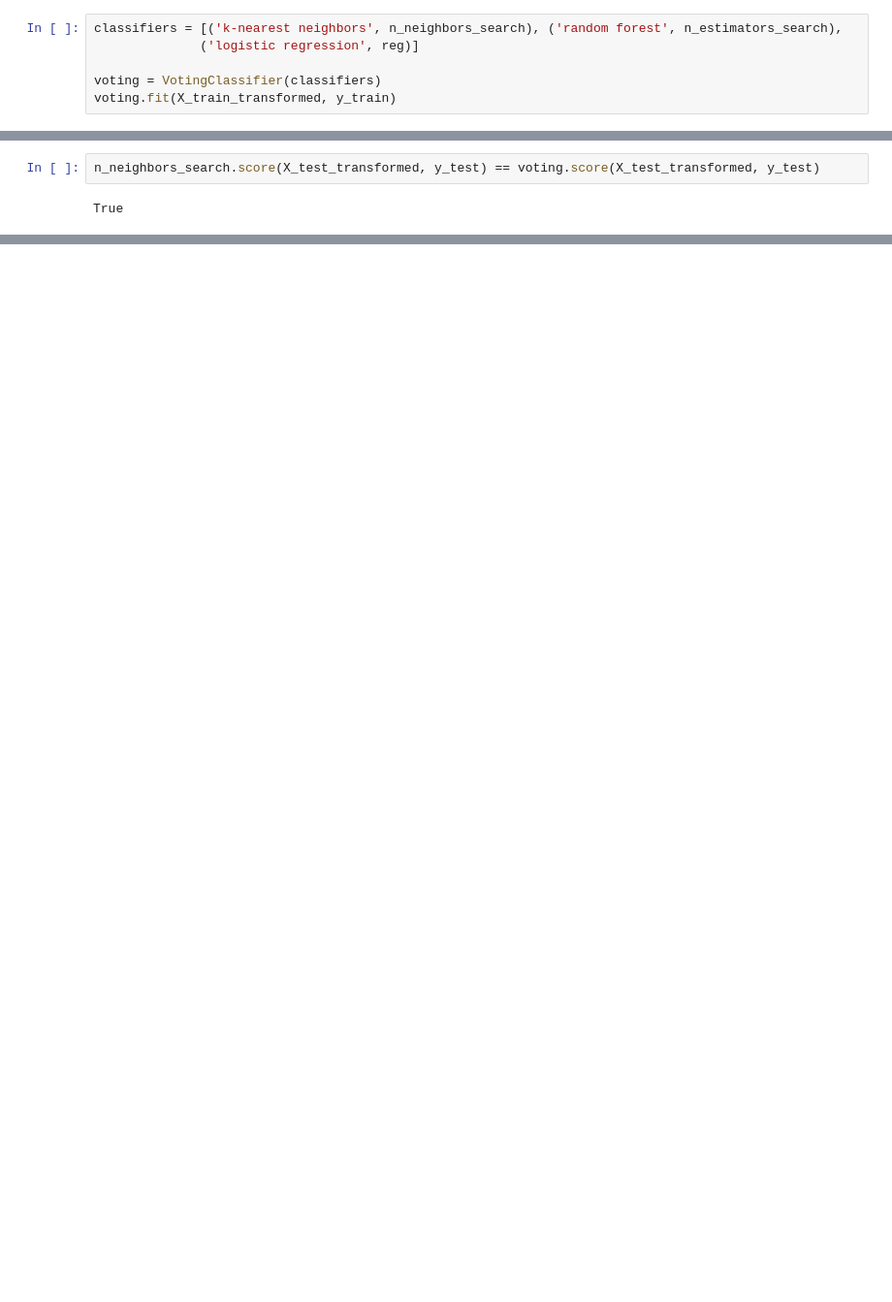
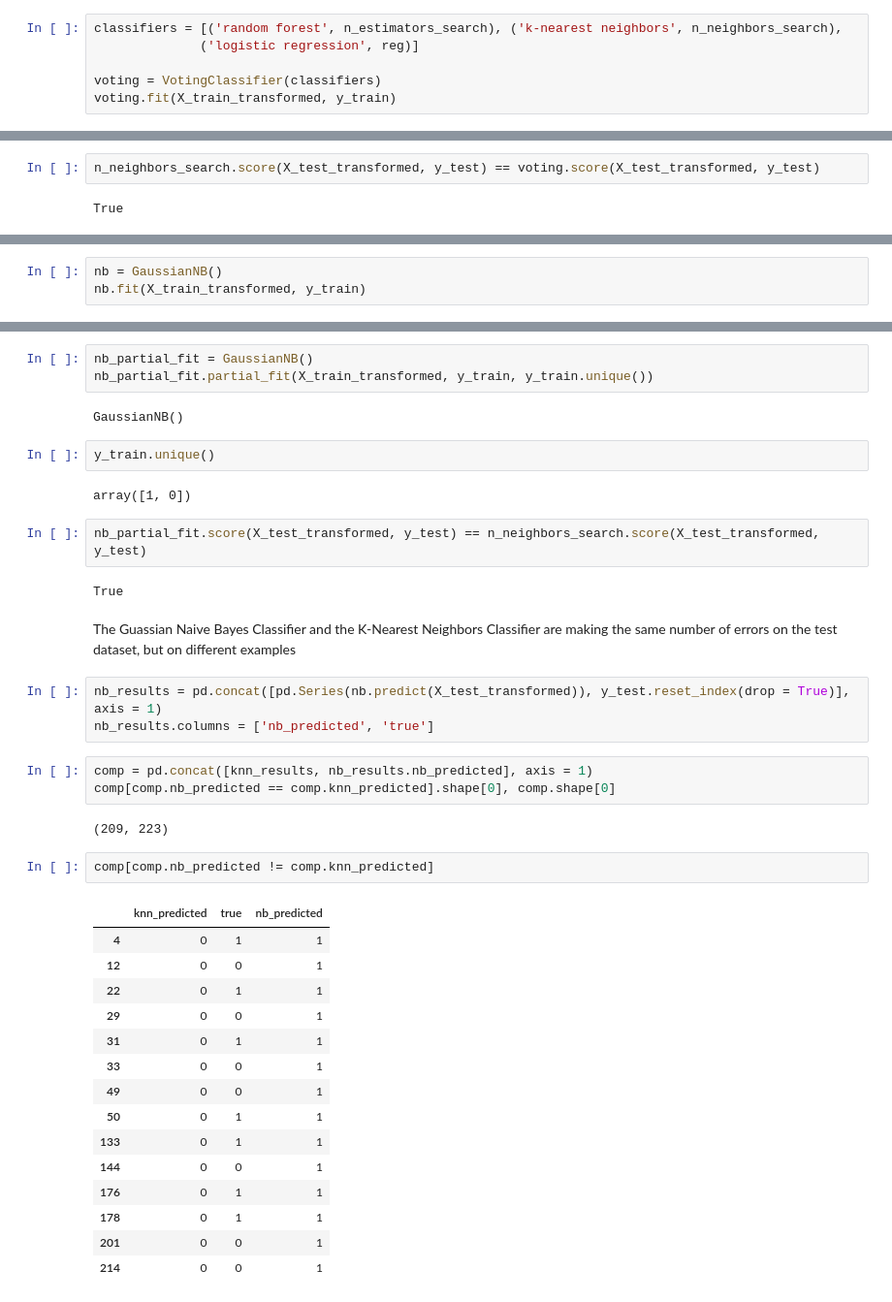
Before and after one commit to haleyej/SI_370_homework_5, a Jupyter notebook: homework_5.ipynb, the cells around one changed output, grey strips where cells are left out. Shown: that part at 97% size. Cells and saved outputs as stored; diff of their text form; blank space fills up the shorter version.

```diff
--- a/homework_5.ipynb
+++ b/homework_5.ipynb
@@ -321,5 +323,5 @@ Deprecated in NumPy 1.20; for more details and guidance: https://numpy.org/devdo
 # %%
-classifiers = [('k-nearest neighbors', n_neighbors_search), ('random forest', n_estimators_search),
+classifiers = [('random forest', n_estimators_search), ('k-nearest neighbors', n_neighbors_search),
               ('logistic regression', reg)]
 
 voting = VotingClassifier(classifiers)
@@ -351,0 +373,3 @@ True
+# %%
+nb = GaussianNB()
+nb.fit(X_train_transformed, y_train)
@@ -351,0 +384,41 @@ True
+# %%
+nb_partial_fit = GaussianNB()
+nb_partial_fit.partial_fit(X_train_transformed, y_train, y_train.unique())
+# %% [output]
+GaussianNB()
+# %%
+y_train.unique()
+# %% [output]
+array([1, 0])
+# %%
+nb_partial_fit.score(X_test_transformed, y_test) == n_neighbors_search.score(X_test_transformed, y_test)
+# %% [output]
+True
+# %% [markdown]
+The Guassian Naive Bayes Classifier and the K-Nearest Neighbors Classifier are making the same number of errors on the test dataset, but on different examples
+# %%
+nb_results = pd.concat([pd.Series(nb.predict(X_test_transformed)), y_test.reset_index(drop = True)], axis = 1)
+nb_results.columns = ['nb_predicted', 'true']
+# %%
+comp = pd.concat([knn_results, nb_results.nb_predicted], axis = 1)
+comp[comp.nb_predicted == comp.knn_predicted].shape[0], comp.shape[0]
+# %% [output]
+(209, 223)
+# %%
+comp[comp.nb_predicted != comp.knn_predicted]
+# %% [output]
+|  | knn_predicted | true | nb_predicted |
+| 4 | 0 | 1 | 1 |
+| 12 | 0 | 0 | 1 |
+| 22 | 0 | 1 | 1 |
+| 29 | 0 | 0 | 1 |
+| 31 | 0 | 1 | 1 |
+| 33 | 0 | 0 | 1 |
+| 49 | 0 | 0 | 1 |
+| 50 | 0 | 1 | 1 |
+| 133 | 0 | 1 | 1 |
+| 144 | 0 | 0 | 1 |
+| 176 | 0 | 1 | 1 |
+| 178 | 0 | 1 | 1 |
+| 201 | 0 | 0 | 1 |
+| 214 | 0 | 0 | 1 |
```
Also changed, not shown: parts of 18 cells of this notebook.
